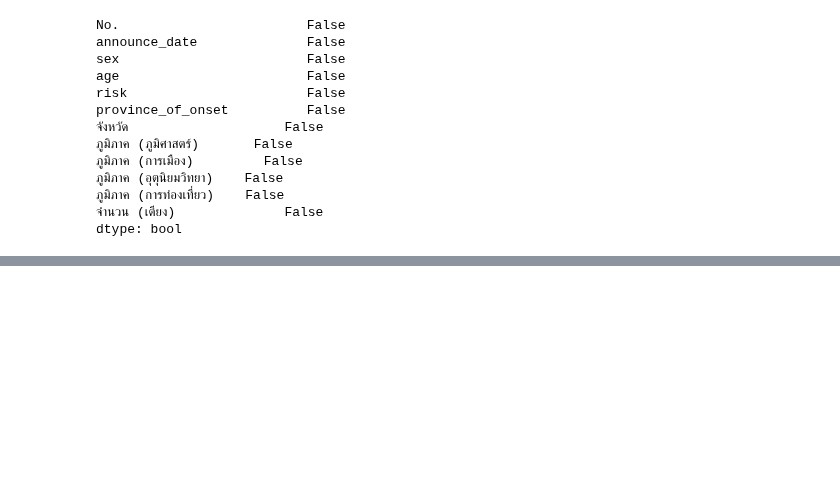
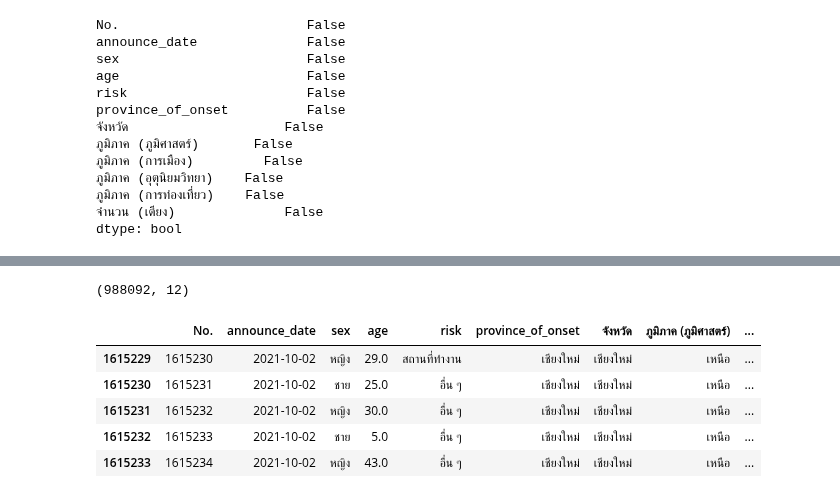
Before and after one commit to kittikhun62/data_viz_2022, a Jupyter notebook: final.ipynb, the cells around one changed output, grey strips where cells are left out. Saved outputs shown, nothing was run; the diff lists cells and outputs as text; code cells hidden in the pictures; blank space fills up the shorter version.

```diff
--- a/final.ipynb
+++ b/final.ipynb
@@ -654,0 +726,12 @@ allsum_df_drop.to_csv('allsum_df_drop', encoding='utf-8')
+# %%
+df_covid5 = allsum_df_drop[(allsum_df_drop['announce_date'] >= '2021-10-02') & (allsum_df_drop['announce_date'] < '2022-03-18')]
+print(df_covid4.shape)
+df_covid5.head()
+# %% [output]
+(988092, 12)
+|  | No. | announce_date | sex | age | risk | province_of_onset | จังหวัด | ภูมิภาค (ภูมิศาสตร์) | ... |
+| 1615229 | 1615230 | 2021-10-02 | หญิง | 29.0 | สถานที่ทำงาน | เชียงใหม่ | เชียงใหม่ | เหนือ | ... |
+| 1615230 | 1615231 | 2021-10-02 | ชาย | 25.0 | อื่น ๆ | เชียงใหม่ | เชียงใหม่ | เหนือ | ... |
+| 1615231 | 1615232 | 2021-10-02 | หญิง | 30.0 | อื่น ๆ | เชียงใหม่ | เชียงใหม่ | เหนือ | ... |
+| 1615232 | 1615233 | 2021-10-02 | ชาย | 5.0 | อื่น ๆ | เชียงใหม่ | เชียงใหม่ | เหนือ | ... |
+| 1615233 | 1615234 | 2021-10-02 | หญิง | 43.0 | อื่น ๆ | เชียงใหม่ | เชียงใหม่ | เหนือ | ... |
```
Also changed, not shown: parts of 11 cells of this notebook.
